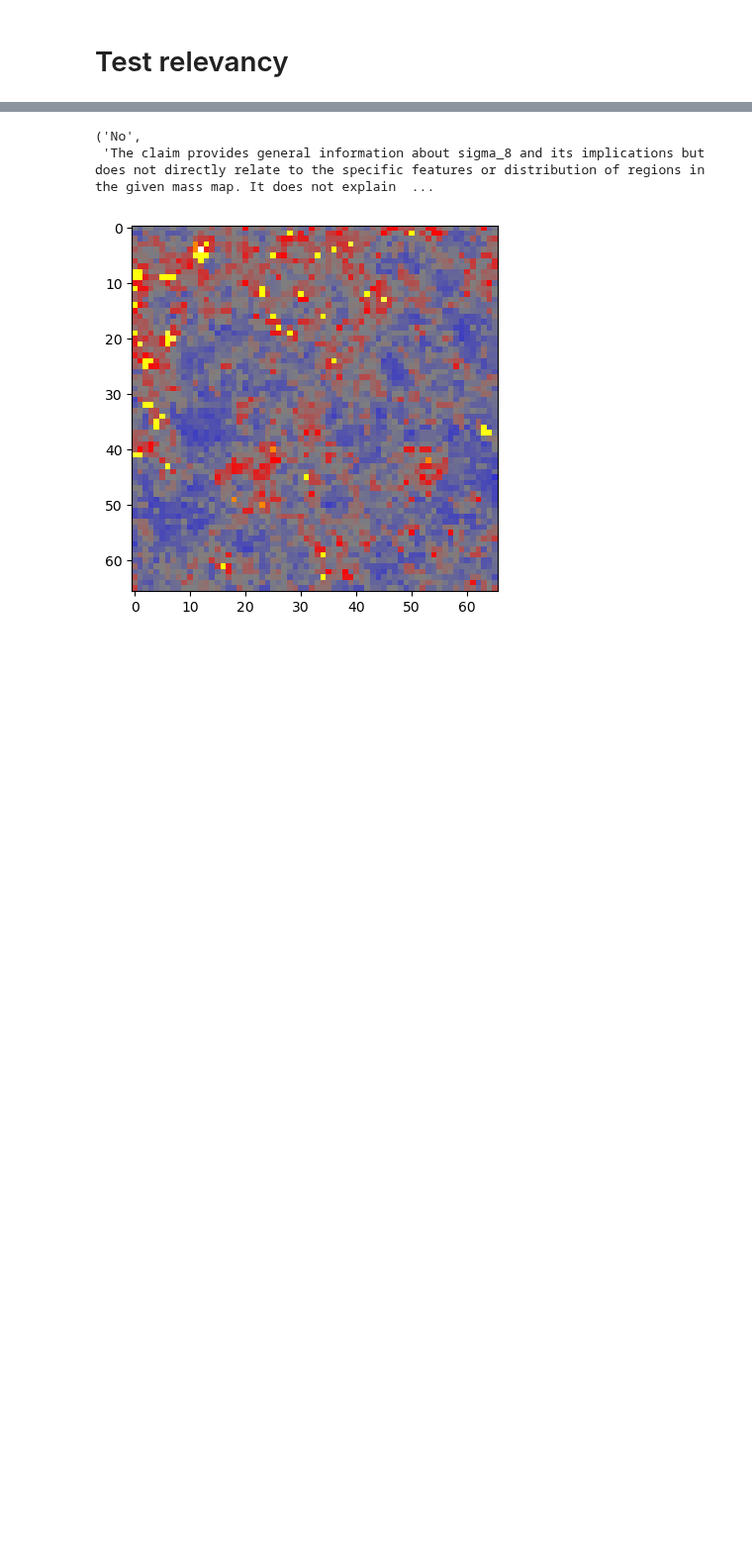
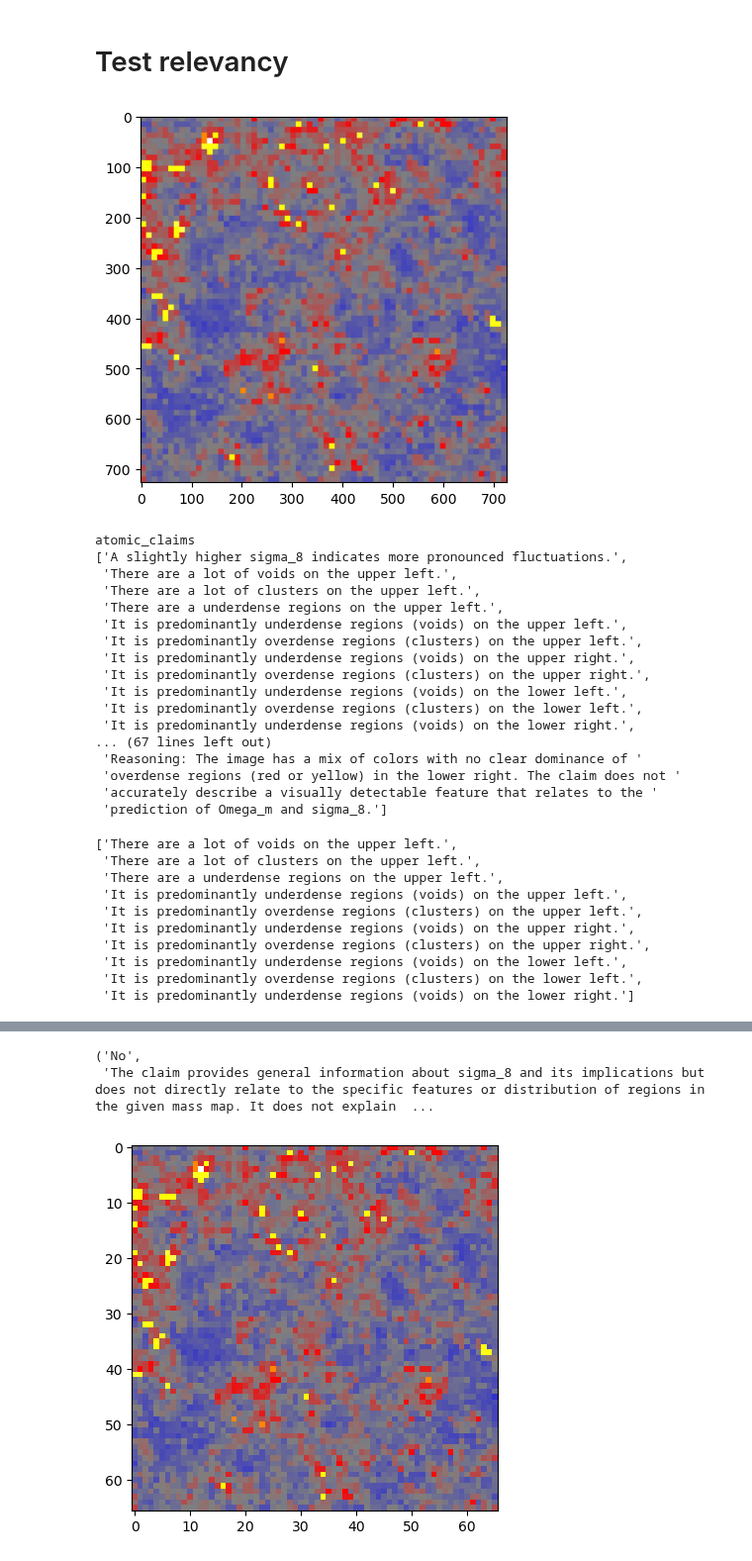
Before and after one commit to BrachioLab/FIX-2, a Jupyter notebook: notebooks/massmaps_playground.ipynb, the cells around one changed output, grey strips where cells are left out. Shown at 99% size. Saved outputs shown, nothing was run; the diff lists cells and outputs as text; code cells hidden in the pictures; blank space fills up the shorter version.

```diff
--- a/notebooks/massmaps_playground.ipynb
+++ b/notebooks/massmaps_playground.ipynb
@@ -37,0 +85,54 @@ from massmaps import isolate_individual_features, distill_relevant_features, cal
+# %%
+idx = 0
+
+X = val_dataset[idx]['input']
+y = val_dataset[idx]['label']
+import matplotlib.pyplot as plt
+
+# plt.imshow(massmap_to_pil_norm(X))
+claims = [
+    'A slightly higher sigma_8 indicates more pronounced fluctuations.',
+    'There are a lot of voids on the upper left.',
+    'There are a lot of clusters on the upper left.',
+    'There are a underdense regions on the upper left.',
+    'It is predominantly underdense regions (voids) on the upper left.',
+    'It is predominantly overdense regions (clusters) on the upper left.',
+    'It is predominantly underdense regions (voids) on the upper right.',
+    'It is predominantly overdense regions (clusters) on the upper right.',
+    'It is predominantly underdense regions (voids) on the lower left.',
+    'It is predominantly overdense regions (clusters) on the lower left.',
+    'It is predominantly underdense regions (voids) on the lower right.',
+    'It is predominantly overdense regions (clusters) on the lower right.',
+]
+answer = {'Omega_m': y[0].item(), 'sigma_8': y[1].item()}
+distill_relevant_features(X, answer, claims, verbose=True,
+                         massmap_to_pil_norm=massmap_to_pil_norm)
+# %% [output]
+[figure, added]
+atomic_claims
+['A slightly higher sigma_8 indicates more pronounced fluctuations.',
+ 'There are a lot of voids on the upper left.',
+ 'There are a lot of clusters on the upper left.',
+ 'There are a underdense regions on the upper left.',
+ 'It is predominantly underdense regions (voids) on the upper left.',
+ 'It is predominantly overdense regions (clusters) on the upper left.',
+ 'It is predominantly underdense regions (voids) on the upper right.',
+ 'It is predominantly overdense regions (clusters) on the upper right.',
+ 'It is predominantly underdense regions (voids) on the lower left.',
+ 'It is predominantly overdense regions (clusters) on the lower left.',
+ 'It is predominantly underdense regions (voids) on the lower right.',
+... (67 lines left out)
+ 'Reasoning: The image has a mix of colors with no clear dominance of '
+ 'overdense regions (red or yellow) in the lower right. The claim does not '
+ 'accurately describe a visually detectable feature that relates to the '
+ 'prediction of Omega_m and sigma_8.']
+['There are a lot of voids on the upper left.',
+ 'There are a lot of clusters on the upper left.',
+ 'There are a underdense regions on the upper left.',
+ 'It is predominantly underdense regions (voids) on the upper left.',
+ 'It is predominantly overdense regions (clusters) on the upper left.',
+ 'It is predominantly underdense regions (voids) on the upper right.',
+ 'It is predominantly overdense regions (clusters) on the upper right.',
+ 'It is predominantly underdense regions (voids) on the lower left.',
+ 'It is predominantly overdense regions (clusters) on the lower left.',
+ 'It is predominantly underdense regions (voids) on the lower right.']
```
Also changed, not shown: parts of 4 cells of this notebook, 6 other files.
